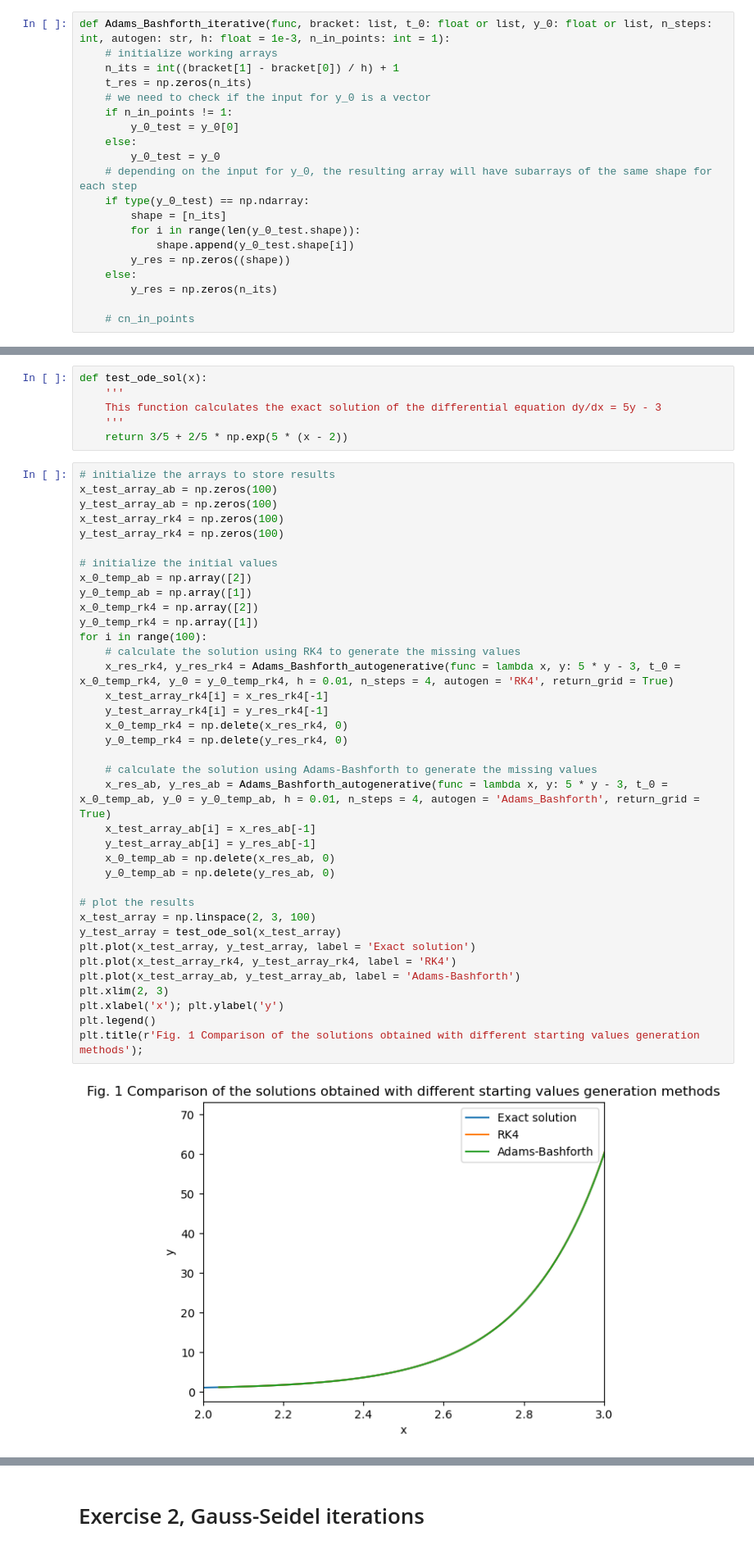
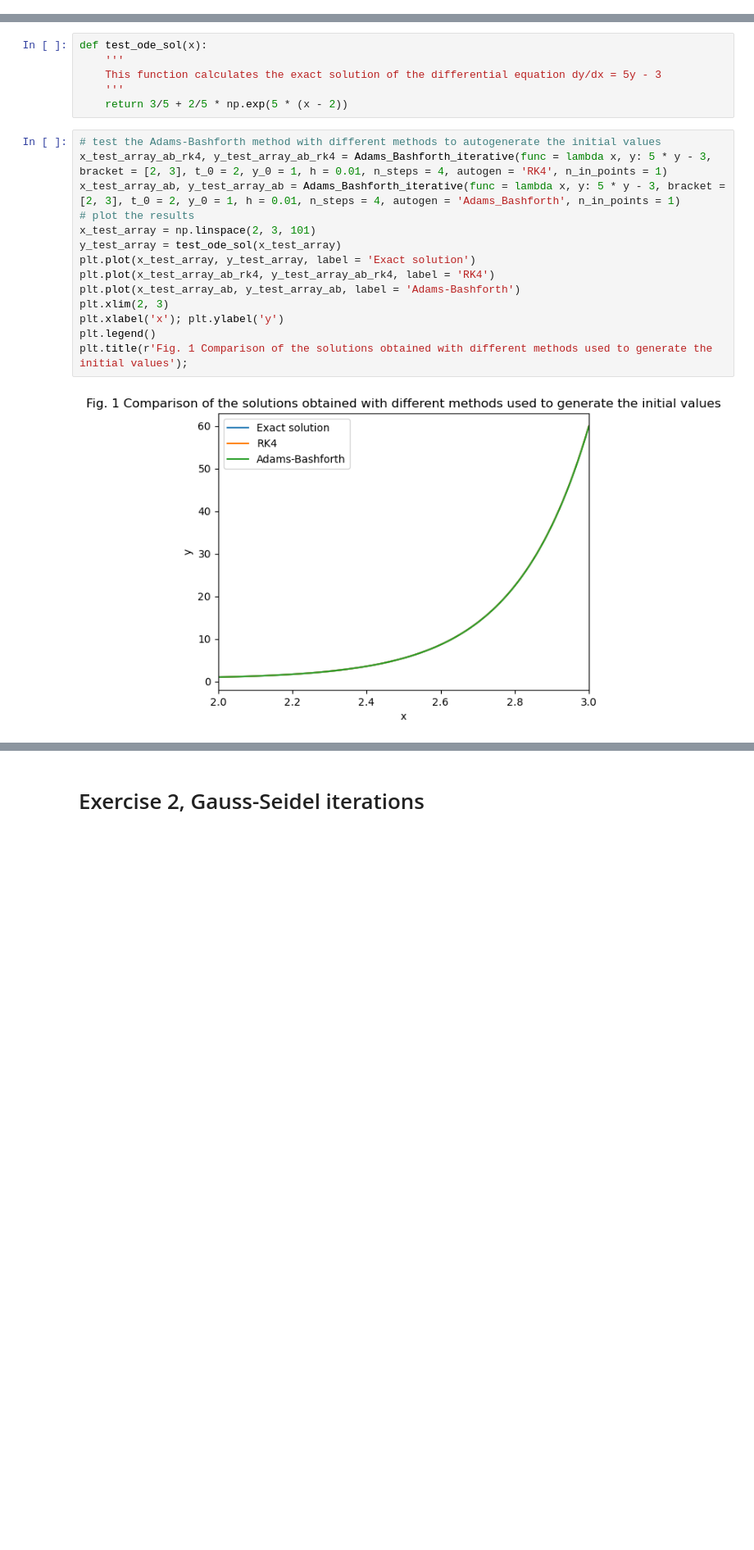
Before and after one commit to askoldvilkha/CompMethods_Astro23, a Jupyter notebook: HW4/hw4_vilkha.ipynb, the cells around one changed output, grey strips where cells are left out. Shown: that part at 82% size. Saved outputs shown, nothing was run; the diff lists cells and outputs as text; blank space fills up the shorter version.

```diff
--- a/HW4/hw4_vilkha.ipynb
+++ b/HW4/hw4_vilkha.ipynb
@@ -300,20 +382,0 @@ Adams_Bashforth_autogenerative(func = Newton_grav_acceleration_iterative, t_0 =
-# %%
-def Adams_Bashforth_iterative(func, bracket: list, t_0: float or list, y_0: float or list, n_steps: int, autogen: str, h: float = 1e-3, n_in_points: int = 1):
-    # initialize working arrays
-    n_its = int((bracket[1] - bracket[0]) / h) + 1
-    t_res = np.zeros(n_its)
-    # we need to check if the input for y_0 is a vector
-    if n_in_points != 1:
-        y_0_test = y_0[0]
-    else:
-        y_0_test = y_0
-    # depending on the input for y_0, the resulting array will have subarrays of the same shape for each step
-    if type(y_0_test) == np.ndarray:
-        shape = [n_its]
-        for i in range(len(y_0_test.shape)):
-            shape.append(y_0_test.shape[i])
-        y_res = np.zeros((shape))
-    else:
-        y_res = np.zeros(n_its)
-
-    # cn_in_points
@@ -328,42 +475,19 @@ def test_ode_sol(x):
     '''
     return 3/5 + 2/5 * np.exp(5 * (x - 2))
 # %%
-# initialize the arrays to store results
-x_test_array_ab = np.zeros(100)
-y_test_array_ab = np.zeros(100)
-x_test_array_rk4 = np.zeros(100)
-y_test_array_rk4 = np.zeros(100)
-
-# initialize the initial values
-x_0_temp_ab = np.array([2])
-y_0_temp_ab = np.array([1])
-x_0_temp_rk4 = np.array([2])
-y_0_temp_rk4 = np.array([1])
-for i in range(100):
-    # calculate the solution using RK4 to generate the missing values
-    x_res_rk4, y_res_rk4 = Adams_Bashforth_autogenerative(func = lambda x, y: 5 * y - 3, t_0 = x_0_temp_rk4, y_0 = y_0_temp_rk4, h = 0.01, n_steps = 4, autogen = 'RK4', return_grid = True)
-    x_test_array_rk4[i] = x_res_rk4[-1]
-    y_test_array_rk4[i] = y_res_rk4[-1]
-    x_0_temp_rk4 = np.delete(x_res_rk4, 0)
-    y_0_temp_rk4 = np.delete(y_res_rk4, 0)
-
-    # calculate the solution using Adams-Bashforth to generate the missing values
-    x_res_ab, y_res_ab = Adams_Bashforth_autogenerative(func = lambda x, y: 5 * y - 3, t_0 = x_0_temp_ab, y_0 = y_0_temp_ab, h = 0.01, n_steps = 4, autogen = 'Adams_Bashforth', return_grid = True)
-    x_test_array_ab[i] = x_res_ab[-1]
-    y_test_array_ab[i] = y_res_ab[-1]
-    x_0_temp_ab = np.delete(x_res_ab, 0)
-    y_0_temp_ab = np.delete(y_res_ab, 0)
-
+# test the Adams-Bashforth method with different methods to autogenerate the initial values
+x_test_array_ab_rk4, y_test_array_ab_rk4 = Adams_Bashforth_iterative(func = lambda x, y: 5 * y - 3, bracket = [2, 3], t_0 = 2, y_0 = 1, h = 0.01, n_steps = 4, autogen = 'RK4', n_in_points = 1)
+x_test_array_ab, y_test_array_ab = Adams_Bashforth_iterative(func = lambda x, y: 5 * y - 3, bracket = [2, 3], t_0 = 2, y_0 = 1, h = 0.01, n_steps = 4, autogen = 'Adams_Bashforth', n_in_points = 1)
 # plot the results
-x_test_array = np.linspace(2, 3, 100)
+x_test_array = np.linspace(2, 3, 101)
 y_test_array = test_ode_sol(x_test_array)
 plt.plot(x_test_array, y_test_array, label = 'Exact solution')
-plt.plot(x_test_array_rk4, y_test_array_rk4, label = 'RK4')
+plt.plot(x_test_array_ab_rk4, y_test_array_ab_rk4, label = 'RK4')
 plt.plot(x_test_array_ab, y_test_array_ab, label = 'Adams-Bashforth')
 plt.xlim(2, 3)
 plt.xlabel('x'); plt.ylabel('y')
 plt.legend()
-plt.title(r'Fig. 1 Comparison of the solutions obtained with different starting values generation methods');
+plt.title(r'Fig. 1 Comparison of the solutions obtained with different methods used to generate the initial values');
 # %% [output]
-[figure, old version]
+[figure, new version]
 # %% [markdown]
```
Also changed, not shown: parts of 32 cells of this notebook.
